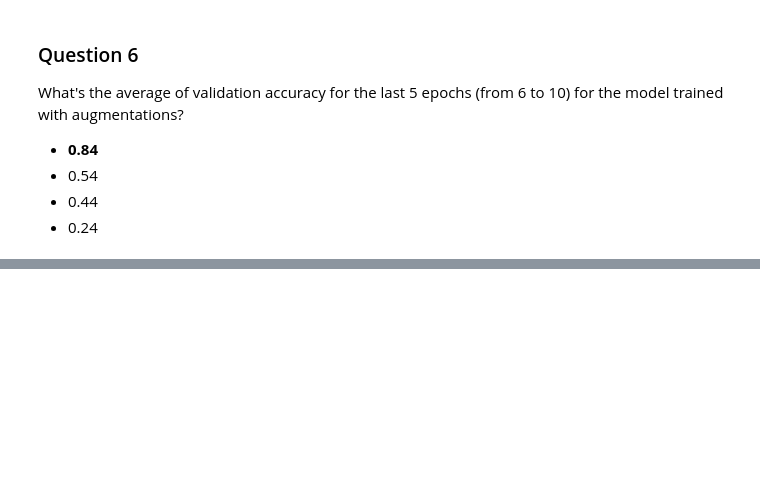
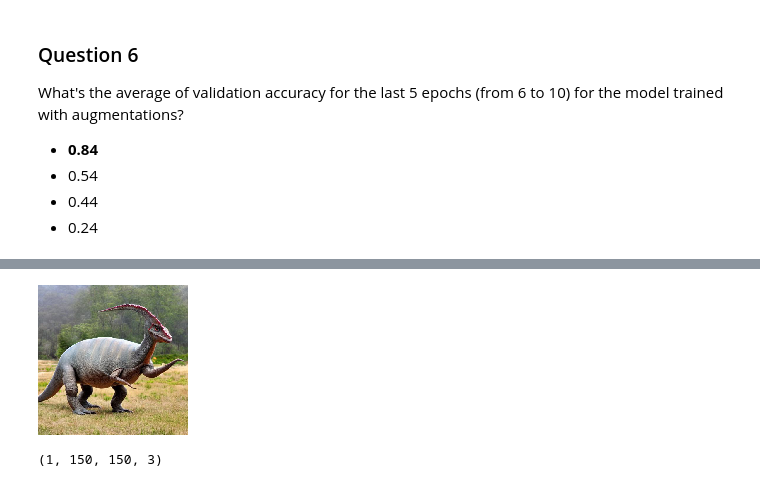
Before and after one commit to clamytoe/mlbookcamp-code, a Jupyter notebook: course-zoomcamp/cohorts/2022/08-deep-learning/homework-08.ipynb, the cells around one changed output, grey strips where cells are left out. Cells and saved outputs as stored; diff of their text form; code cells hidden in the pictures; blank space fills up the shorter version.

```diff
--- a/course-zoomcamp/cohorts/2022/08-deep-learning/homework-08.ipynb
+++ b/course-zoomcamp/cohorts/2022/08-deep-learning/homework-08.ipynb
@@ -455,0 +451,5 @@ for the model trained with augmentations?
+# %%
+from random import sample
+
+sample_imgs = sample(test_ds.filepaths, 9)
+sample_imgs
@@ -455,0 +466,11 @@ for the model trained with augmentations?
+# %%
+img = load_img(sample_imgs[0], target_size=(150, 150))
+img
+# %% [output]
+[figure, added]
+# %%
+x = np.array(img)
+X = np.array([x])
+X.shape
+# %% [output]
+(1, 150, 150, 3)
```
Also changed, not shown: parts of 14 cells of this notebook.
